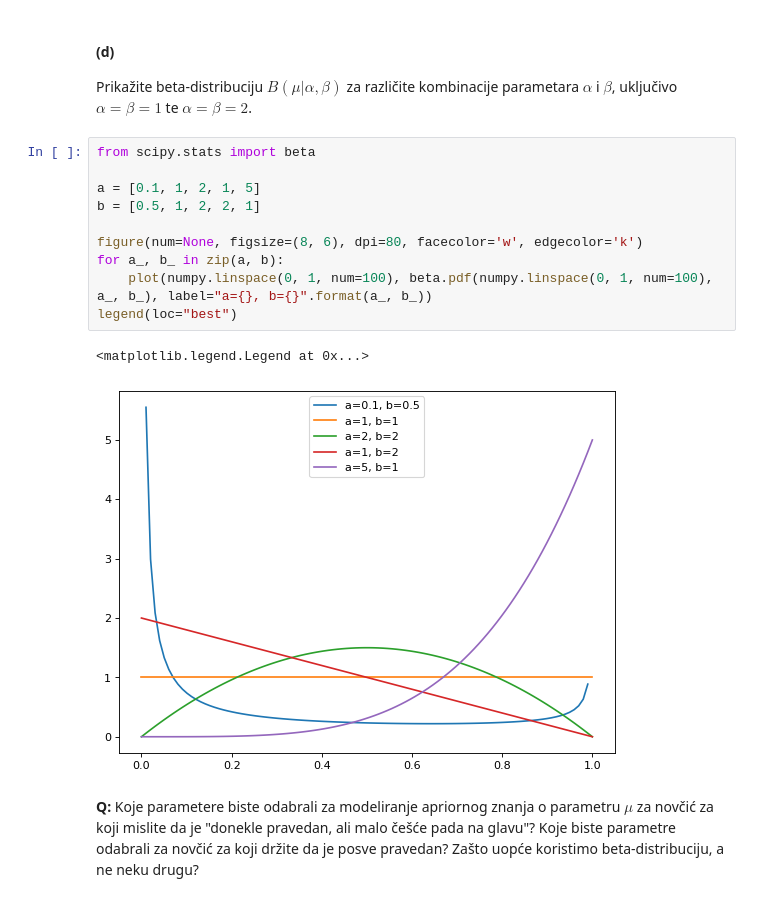
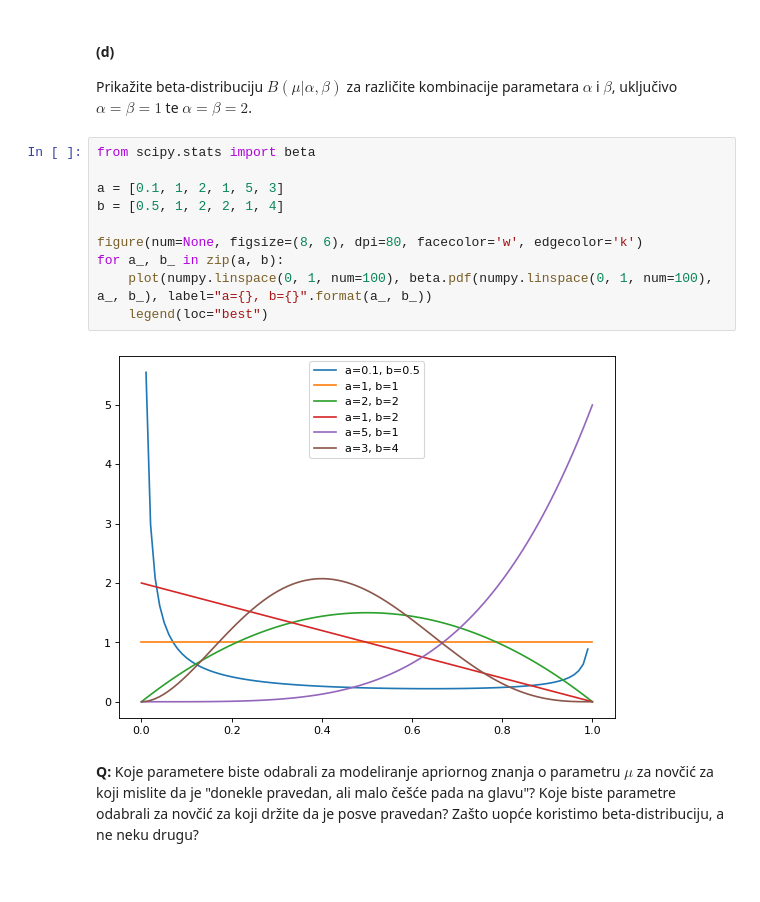
Before and after one commit to Spooky-M/SU_lab1, a Jupyter notebook: SU-2020-LAB04-Procjena-parametara-pgm-grupiranje.ipynb, the cells around one changed output. Drawn from its saved outputs; the diff is of its cells as text.

```diff
--- a/SU-2020-LAB04-Procjena-parametara-pgm-grupiranje.ipynb
+++ b/SU-2020-LAB04-Procjena-parametara-pgm-grupiranje.ipynb
@@ -172,16 +166,15 @@ Prikažite beta-distribuciju $B(\mu|\alpha,\beta)$ za različite kombinacije par
 # %%
 from scipy.stats import beta
 
-a = [0.1, 1, 2, 1, 5]
-b = [0.5, 1, 2, 2, 1]
+a = [0.1, 1, 2, 1, 5, 3]
+b = [0.5, 1, 2, 2, 1, 4]
 
 figure(num=None, figsize=(8, 6), dpi=80, facecolor='w', edgecolor='k')
 for a_, b_ in zip(a, b):
     plot(numpy.linspace(0, 1, num=100), beta.pdf(numpy.linspace(0, 1, num=100), a_, b_), label="a={}, b={}".format(a_, b_))
-legend(loc="best")
+    legend(loc="best")
 # %% [output]
-<matplotlib.legend.Legend at 0x...>
-[figure, old version]
+[figure, new version]
 # %% [markdown]
 **Q:** Koje parametere biste odabrali za modeliranje apriornog znanja o parametru $\mu$ za novčić za koji mislite da je "donekle pravedan, ali malo češće pada na glavu"? Koje biste parametre odabrali za novčić za koji držite da je posve pravedan? Zašto uopće koristimo beta-distribuciju, a ne neku drugu?
 # %% [markdown]
```
Also changed, not shown: parts of 13 cells of this notebook.
